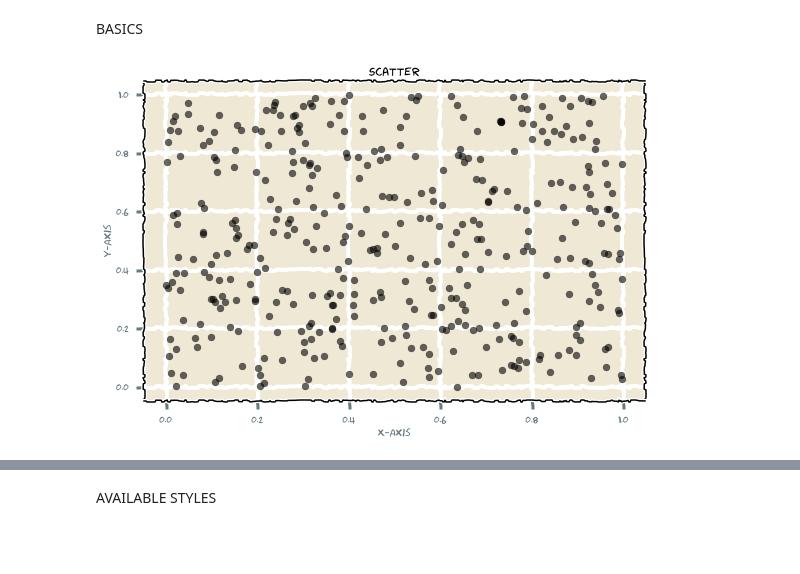
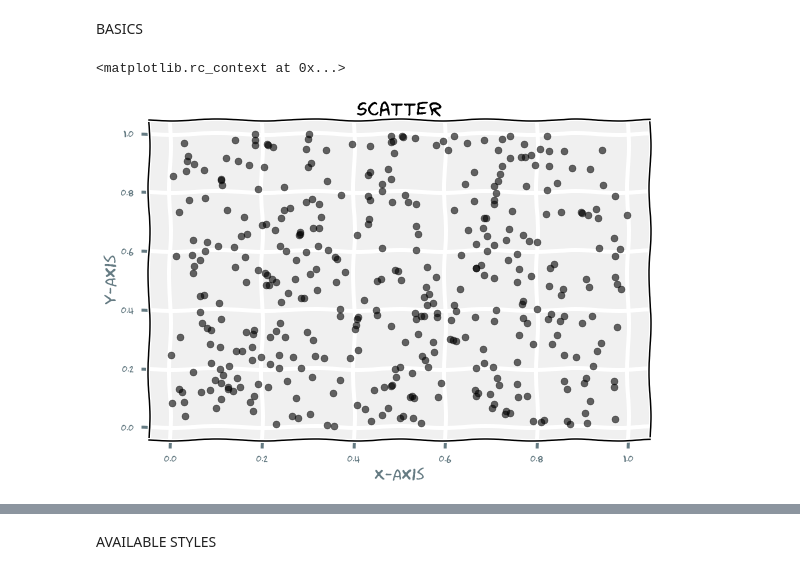
Before and after one commit to DataCrusade1999/Python, a Jupyter notebook: Matplotlib(Colab).ipynb, the cells around one changed output, grey strips where cells are left out. Drawn from its saved outputs; the diff is of its cells as text; code cells hidden in the pictures; blank space fills up the shorter version.

```diff
--- a/Matplotlib(Colab).ipynb
+++ b/Matplotlib(Colab).ipynb
@@ -6,17 +6,19 @@ BASICS
 import numpy as np
 import pandas as pd
 import matplotlib.pyplot as plt
+plt.xkcd()
+# %% [output]
+<matplotlib.rc_context at 0x...>
 # %%
 df=np.random.rand(20,20)
 plt.scatter(df,np.random.rand(20,20),alpha=0.6,color='k')
-plt.xkcd(randomness=100)
 plt.xlabel('X-Axis')
 plt.ylabel('Y-Axis')
 plt.title('Scatter')
 plt.grid(True)
 plt.show()
 # %% [output]
-[figure, old version]
+[figure, new version]
 # %%
 df1=[2,3,4,5,6,7]
 df2=[5,6,7,8,9,0]
```
Also changed, not shown: parts of 4 cells of this notebook.
